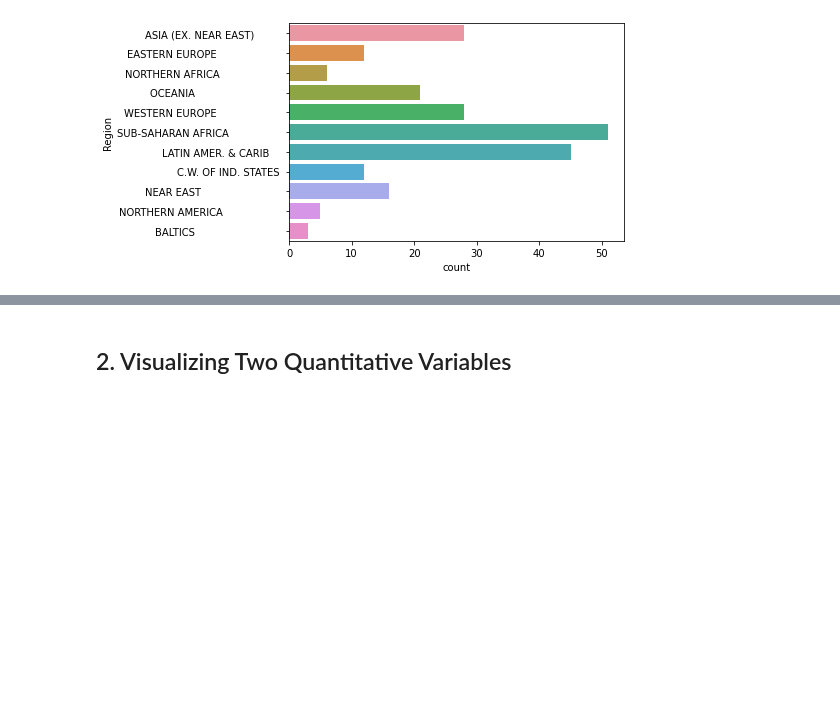
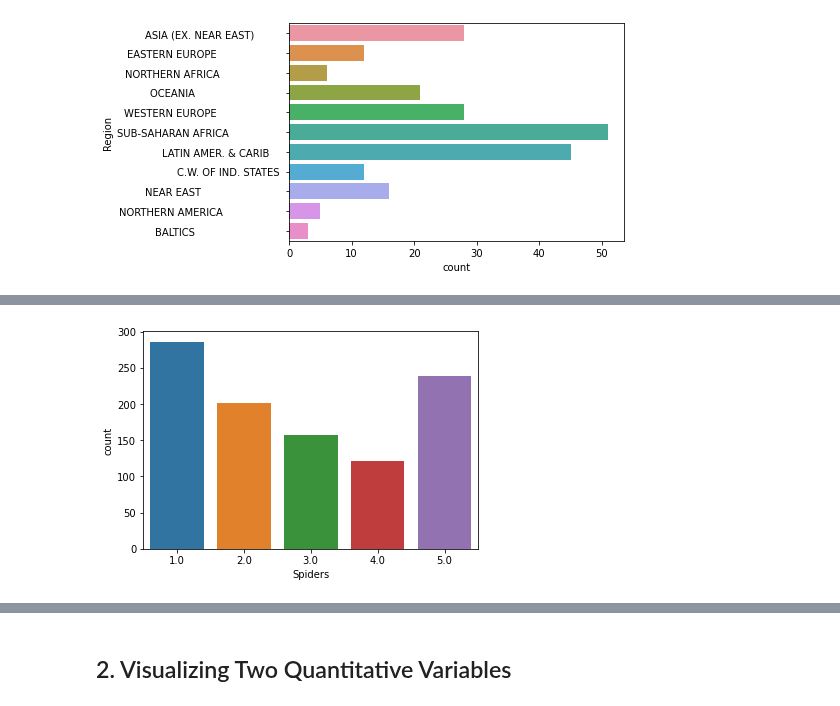
Before and after one commit to pedrogrigorio/DataCamp-Python-Data-Science-Track, a Jupyter notebook: 6-Introduction_to_Data_Visualization_with_Seaborn/notebook.ipynb, the cells around one changed output, grey strips where cells are left out. Drawn from its saved outputs; the diff is of its cells as text; code cells hidden in the pictures; blank space fills up the shorter version.

```diff
--- a/6-Introduction_to_Data_Visualization_with_Seaborn/notebook.ipynb
+++ b/6-Introduction_to_Data_Visualization_with_Seaborn/notebook.ipynb
@@ -8,6 +8,8 @@ import seaborn as sns
 import pandas as pd
 
 countries_info = pd.read_csv('datasets/countries-of-the-world.csv')
+masculinity = pd.read_csv('datasets/young-people-survey-responses.csv')
+student_data = pd.read_csv('datasets/student-alcohol-consumption.csv', index_col=0)
 # %% [markdown]
 ### Subsets
 # %%
@@ -72,0 +82,8 @@ plt.show()
+# %%
+# Create a count plot with "Spiders" on the x-axis
+sns.countplot(x='Spiders', data=masculinity)
+
+# Display the plot
+plt.show()
+# %% [output]
+[figure, added]
```
Also changed, not shown: parts of 5 cells of this notebook.
